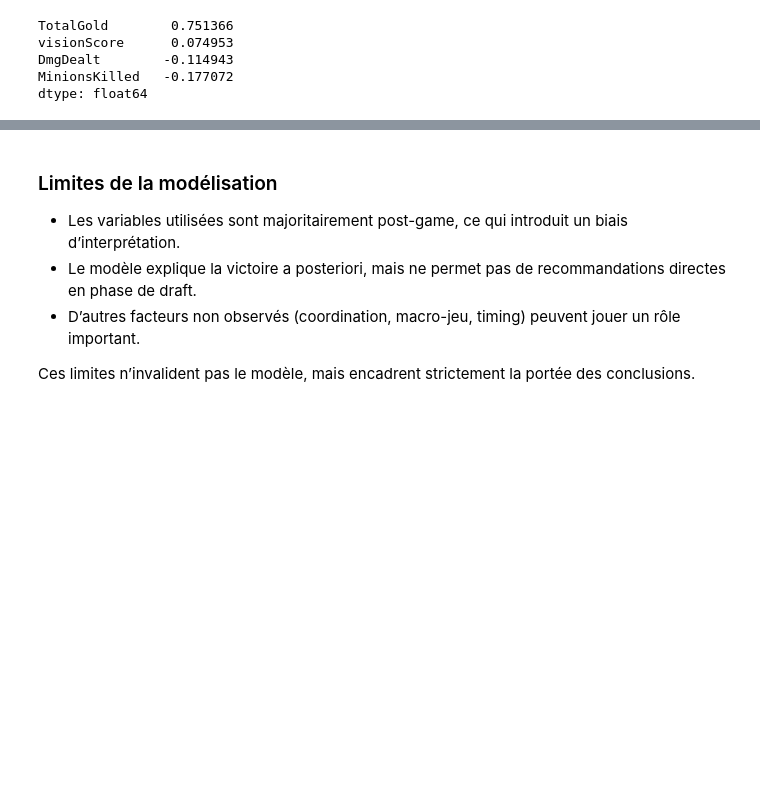
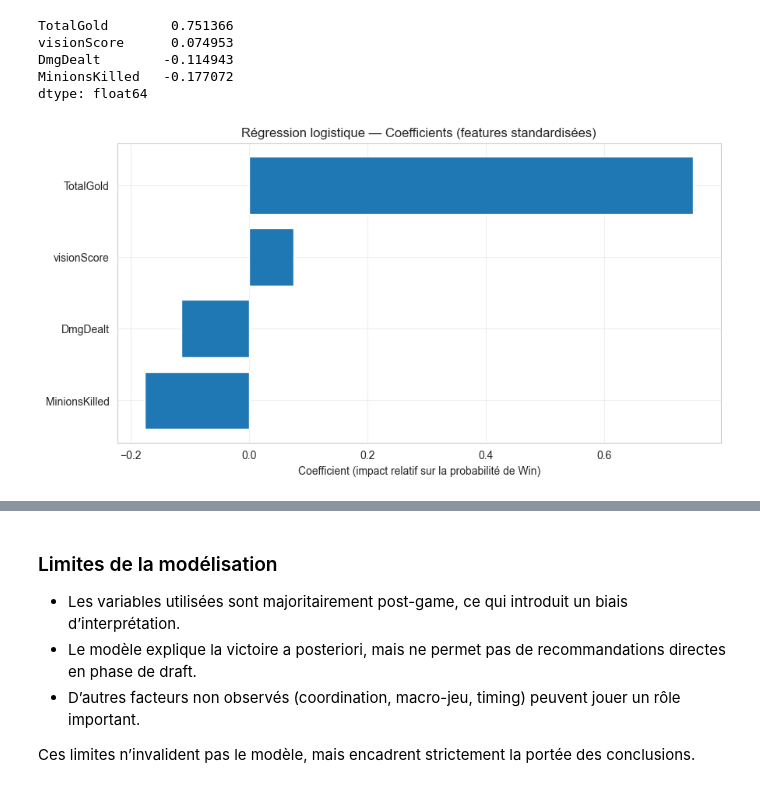
Before and after one commit to denisjng/LeagueOfLegendsMeta, a Jupyter notebook: Code/LoLMeta.ipynb, the cells around one changed output, grey strips where cells are left out. Saved outputs shown, nothing was run; the diff lists cells and outputs as text; code cells hidden in the pictures; blank space fills up the shorter version.

```diff
--- a/Code/LoLMeta.ipynb
+++ b/Code/LoLMeta.ipynb
@@ -1783,4 +1852,19 @@ visionScore      0.074953
 DmgDealt        -0.114943
 MinionsKilled   -0.177072
 dtype: float64
+# %%
+# 📊 Graphique 2 — Régression logistique : visualisation des coefficients
+
+import matplotlib.pyplot as plt
+
+coef = coefficients.sort_values()  # tri pour un barh lisible
+
+plt.figure(figsize=(10, 5))
+plt.barh(coef.index, coef.values)
+plt.title("Régression logistique — Coefficients (features standardisées)")
+plt.xlabel("Coefficient (impact relatif sur la probabilité de Win)")
+plt.grid(alpha=0.3)
+plt.show()
+# %% [output]
+[figure, added]
 # %% [markdown]
```
Also changed, not shown: parts of 57 cells of this notebook.
